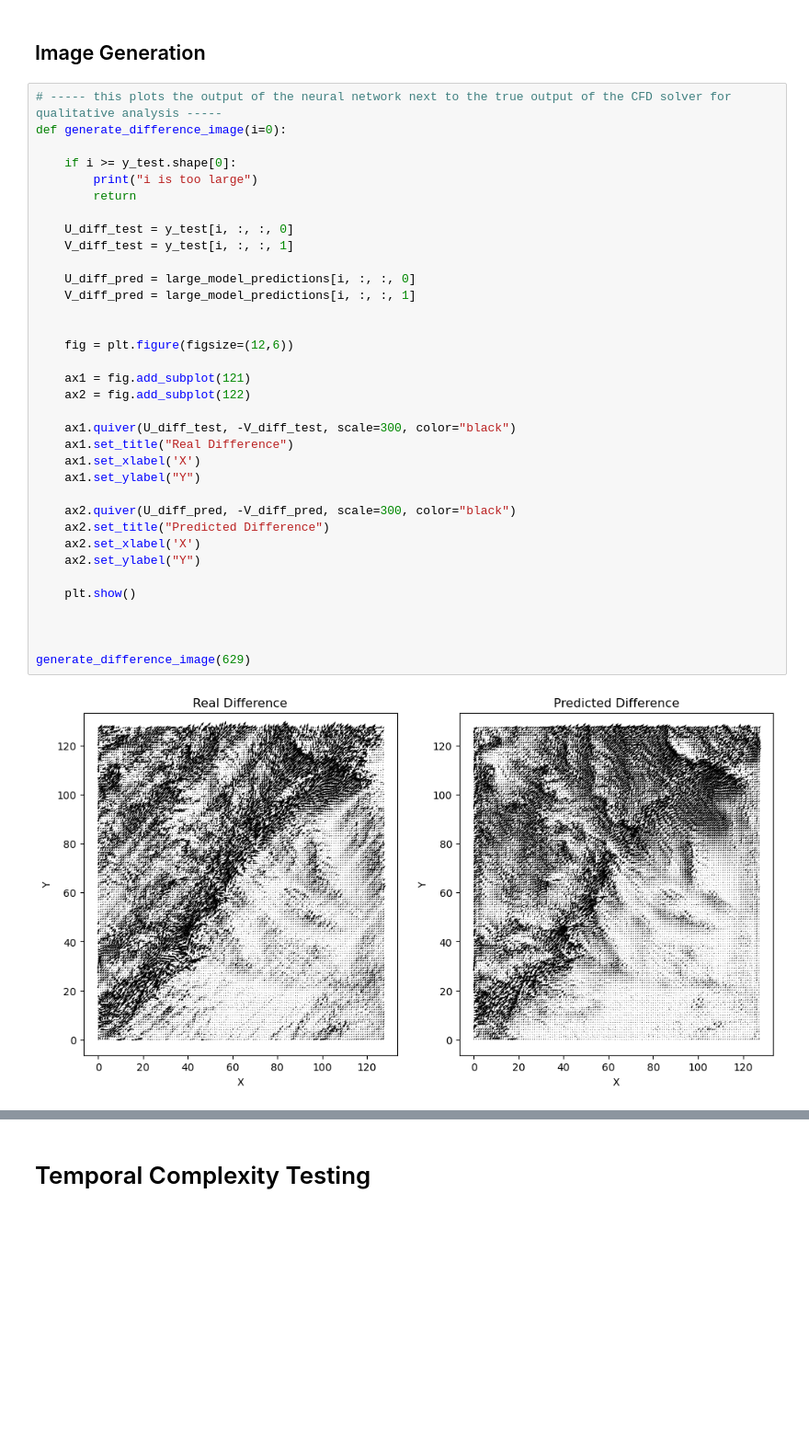
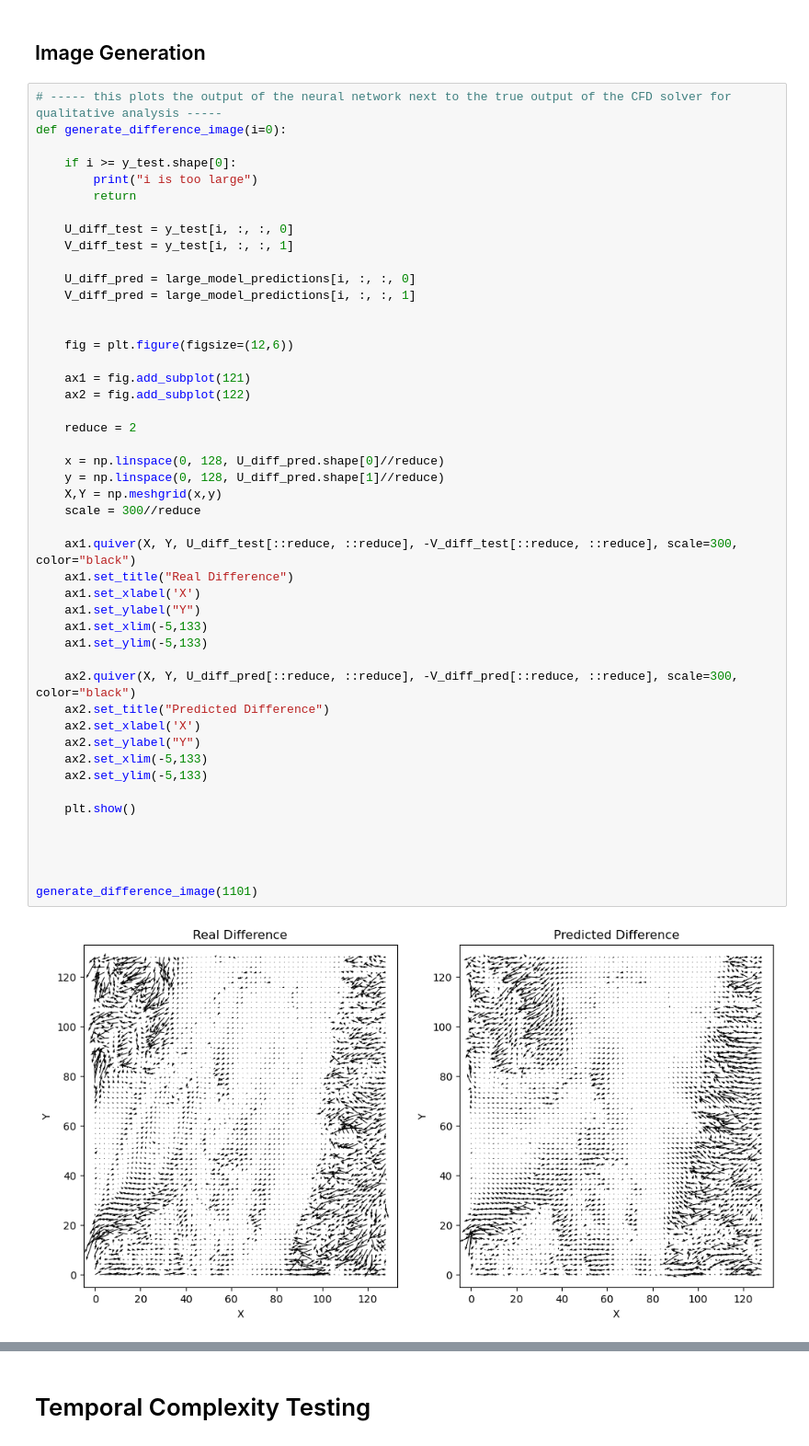
Before and after one commit to janehousley/WindflowPrediction, a Jupyter notebook: WindNinjaCNN.ipynb, the cells around one changed output, grey strips where cells are left out. Shown at 92% size. Saved outputs shown, nothing was run; the diff lists cells and outputs as text; blank space fills up the shorter version.

Commit message:
adding reduced dimension plots

```diff
--- a/WindNinjaCNN.ipynb
+++ b/WindNinjaCNN.ipynb
@@ -993,37 +993,49 @@ def generate_difference_image(i=0):
 
     if i >= y_test.shape[0]:
         print("i is too large")
         return
 
     U_diff_test = y_test[i, :, :, 0]
     V_diff_test = y_test[i, :, :, 1]
 
     U_diff_pred = large_model_predictions[i, :, :, 0]
     V_diff_pred = large_model_predictions[i, :, :, 1]
 
 
     fig = plt.figure(figsize=(12,6))
 
     ax1 = fig.add_subplot(121)
     ax2 = fig.add_subplot(122)
 
-    ax1.quiver(U_diff_test, -V_diff_test, scale=300, color="black")
+    reduce = 2
+
+    x = np.linspace(0, 128, U_diff_pred.shape[0]//reduce)
+    y = np.linspace(0, 128, U_diff_pred.shape[1]//reduce)
+    X,Y = np.meshgrid(x,y)
+    scale = 300//reduce
+
+    ax1.quiver(X, Y, U_diff_test[::reduce, ::reduce], -V_diff_test[::reduce, ::reduce], scale=300, color="black")
     ax1.set_title("Real Difference")
     ax1.set_xlabel('X')
     ax1.set_ylabel("Y")
+    ax1.set_xlim(-5,133)
+    ax1.set_ylim(-5,133)
 
-    ax2.quiver(U_diff_pred, -V_diff_pred, scale=300, color="black")
+    ax2.quiver(X, Y, U_diff_pred[::reduce, ::reduce], -V_diff_pred[::reduce, ::reduce], scale=300, color="black")
     ax2.set_title("Predicted Difference")
     ax2.set_xlabel('X')
     ax2.set_ylabel("Y")
+    ax2.set_xlim(-5,133)
+    ax2.set_ylim(-5,133)
 
     plt.show()
 
 
 
-generate_difference_image(629)
+
+generate_difference_image(1101)
 # %% [output]
-[figure, old version]
+[figure, new version]
 # %%
 def generate_image(i=0):
     # file_num = test_idx[round(i/48)]
```
Also changed, not shown: parts of 6 cells of this notebook, 17 other files.
